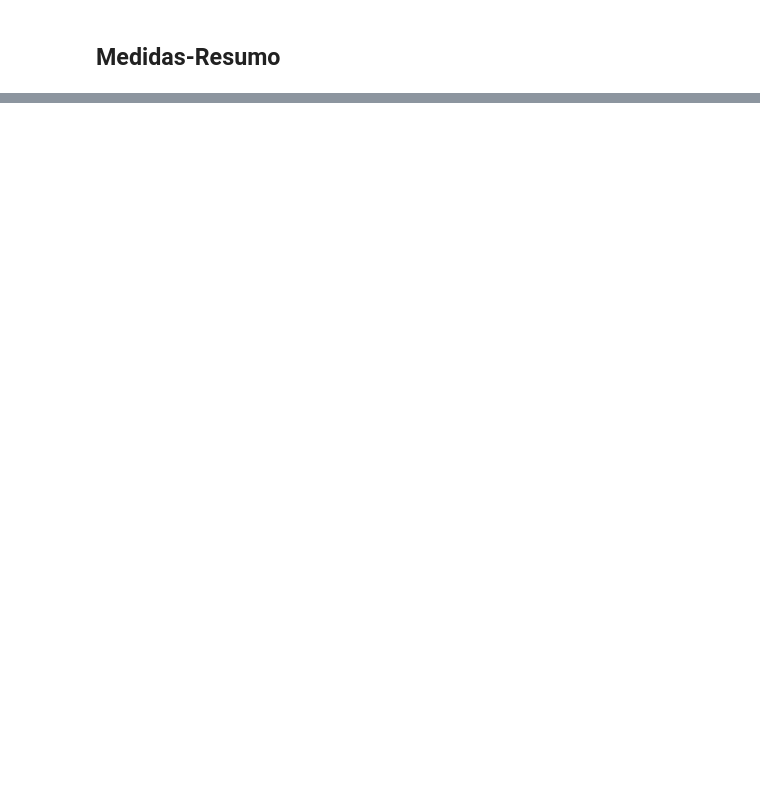
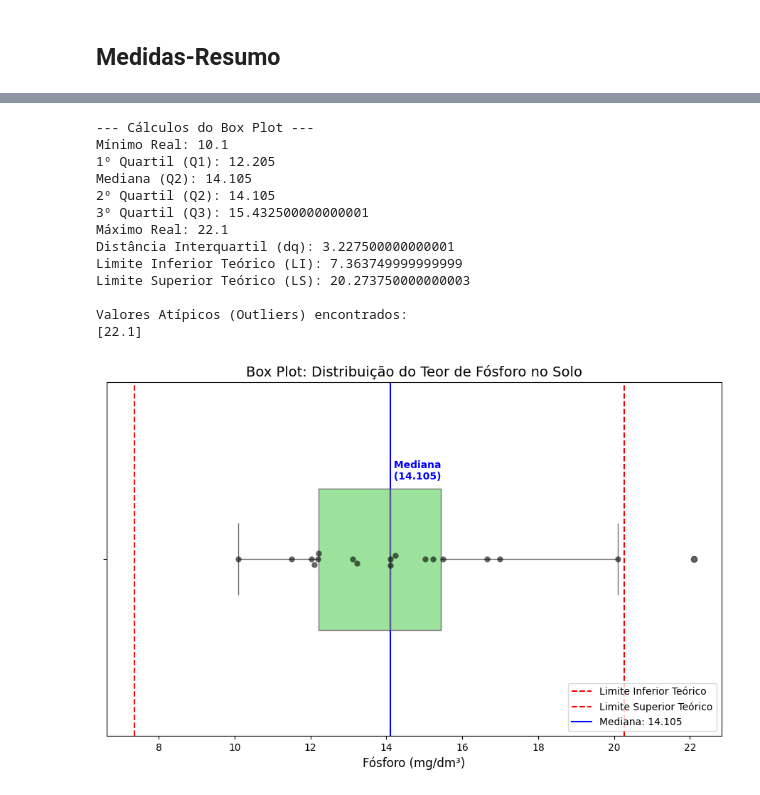
Before and after one commit to PVC2020/Estatistica_basica, a Jupyter notebook: estat_stica_computacional_em_python_capitulo_2.ipynb, the cells around one changed output, grey strips where cells are left out. Drawn from its saved outputs; the diff is of its cells as text; code cells hidden in the pictures; blank space fills up the shorter version.

```diff
--- a/estat_stica_computacional_em_python_capitulo_2.ipynb
+++ b/estat_stica_computacional_em_python_capitulo_2.ipynb
@@ -75,0 +218,73 @@ Desvio Padrão: 1.4142
+# %%
+import pandas as pd
+import seaborn as sns
+import matplotlib.pyplot as plt
+
+# Simulando um conjunto de dados real: Teor de Fósforo (mg/dm³) em amostras de solo
+# Note que inserimos dois valores extremos propositalmente
+dados_fosforo = [12.1, 14.1, 15.5, 11.5, 13.23, 16.66, 14.23, 15.02, 12.02, 17.00, 13.12, 15.23, 14.11, 20.11, 12.22, 22.1, 10.1,12.2]
+df_solo = pd.DataFrame({'teor_P': dados_fosforo})
+
+# --- 1. A Matemática por trás do Box Plot ---
+Q1 = df_solo['teor_P'].quantile(0.25)
+Q3 = df_solo['teor_P'].quantile(0.75)
+Q2 = df_solo['teor_P'].quantile(0.50)
+mediana = df_solo['teor_P'].median()
+IQR = Q3 - Q1
+
+LI = Q1 - (1.5 * IQR)
+LS = Q3 + (1.5 * IQR)
+
+print("--- Cálculos do Box Plot ---")
+print(f"Mínimo Real: {df_solo['teor_P'].min()}")
+print(f"1º Quartil (Q1): {Q1}")
+print(f"Mediana (Q2): {mediana}")
+print(f"2º Quartil (Q2): {Q2}") #2º Quartil = Mediana
+print(f"3º Quartil (Q3): {Q3}")
+print(f"Máximo Real: {df_solo['teor_P'].max()}")
+print(f"Distância Interquartil (dq): {IQR}")
+print(f"Limite Inferior Teórico (LI): {LI}")
+print(f"Limite Superior Teórico (LS): {LS}")
+
+# Identificando os outliers matematicamente
+outliers = df_solo[(df_solo['teor_P'] < LI) | (df_solo['teor_P'] > LS)]
+print(f"\nValores Atípicos (Outliers) encontrados:\n{outliers['teor_P'].values}")
+
+# --- 2. O Gráfico Box Plot com Seaborn ---
+plt.figure(figsize=(9, 6))
+
+# Criando o box plot na horizontal
+sns.boxplot(x=df_solo['teor_P'], color='lightgreen', width=0.4)
+
+# Adicionando o swarmplot
+sns.swarmplot(x=df_solo['teor_P'], color='black', alpha=0.6, size=6)
+
+plt.title('Box Plot: Distribuição do Teor de Fósforo no Solo', fontsize=14)
+plt.xlabel('Fósforo (mg/dm³)', fontsize=12)
+
+# Adicionando linhas de referência limites
+plt.axvline(LI, color='red', linestyle='--', label='Limite Inferior Teórico')
+plt.axvline(LS, color='red', linestyle='--', label='Limite Superior Teórico')
+
+# Destacando e adicionando a linha e o texto com o valor da mediana
+plt.axvline(mediana, color='blue', linestyle='-', linewidth=1.5, label=f'Mediana: {mediana}')
+plt.text(mediana, -0.25, f' Mediana\n ({mediana})', color='blue', fontweight='bold', va='center', ha='left')
+
+plt.legend(loc='lower right')
+plt.tight_layout()
+plt.show()
+# %% [output]
+--- Cálculos do Box Plot ---
+Mínimo Real: 10.1
+1º Quartil (Q1): 12.205
+Mediana (Q2): 14.105
+2º Quartil (Q2): 14.105
+3º Quartil (Q3): 15.432500000000001
+Máximo Real: 22.1
+Distância Interquartil (dq): 3.227500000000001
+Limite Inferior Teórico (LI): 7.363749999999999
+Limite Superior Teórico (LS): 20.273750000000003
+
+Valores Atípicos (Outliers) encontrados:
+[22.1]
+[figure, added]
```
Also changed, not shown: parts of 10 cells of this notebook.
